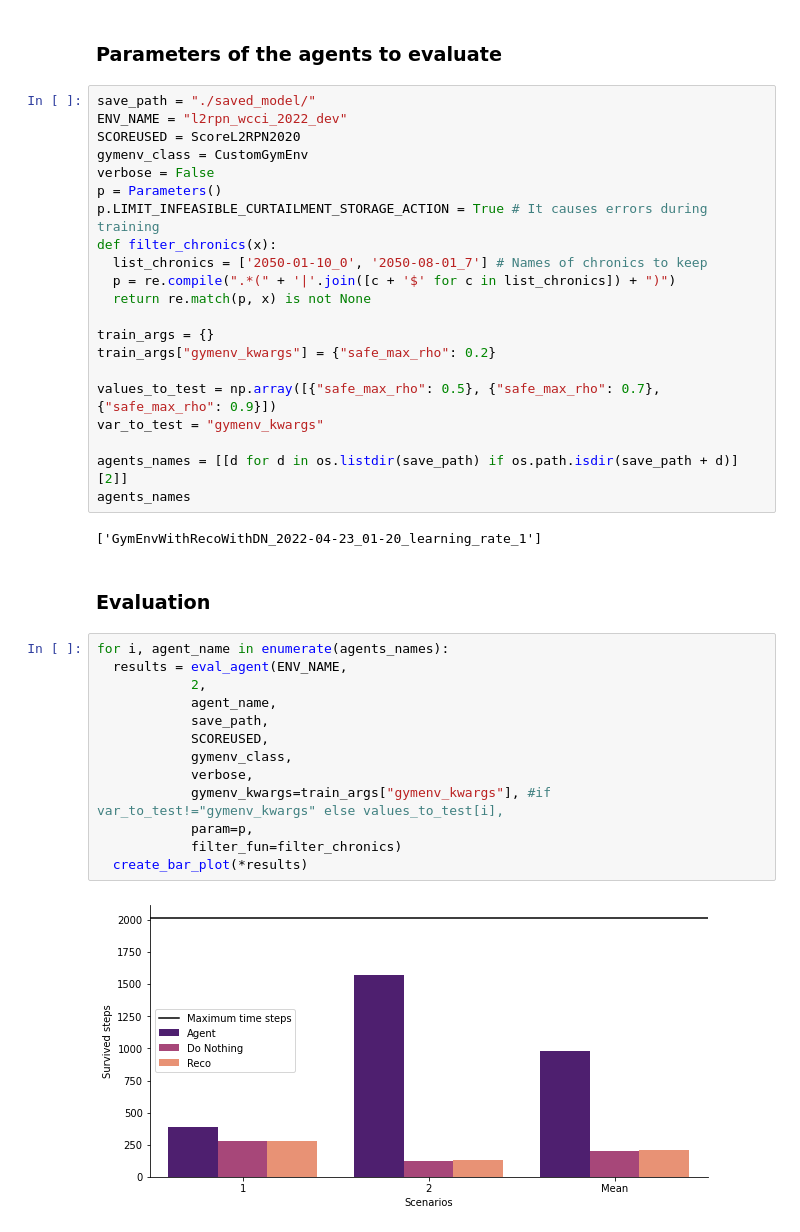
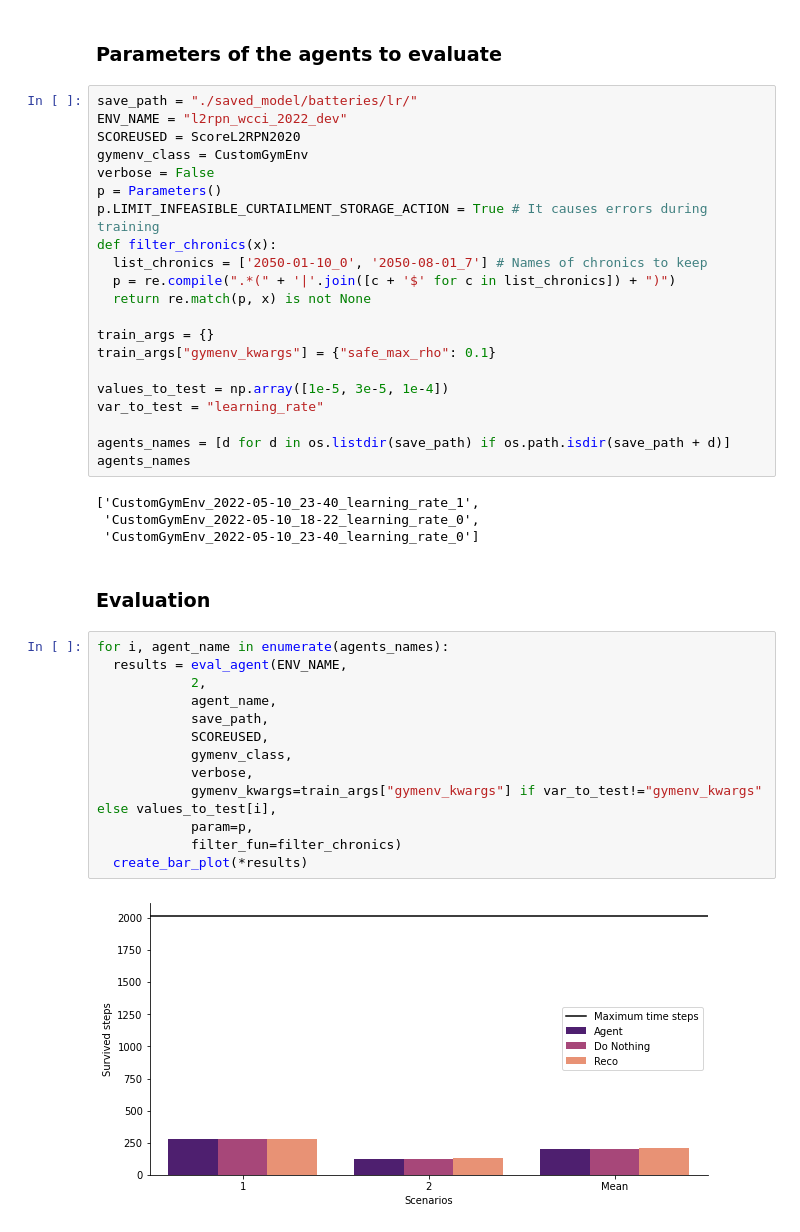
Before and after one commit to gaetanserre/L2RPN-WCCI-Baselines, a Jupyter notebook: RL/eval.ipynb, the cells around one changed output. Saved outputs shown, nothing was run; the diff lists cells and outputs as text.

```diff
--- a/RL/eval.ipynb
+++ b/RL/eval.ipynb
@@ -8,7 +8,7 @@ import re
 # %% [markdown]
 ### Parameters of the agents to evaluate
 # %%
-save_path = "./saved_model/"
+save_path = "./saved_model/batteries/lr/"
 ENV_NAME = "l2rpn_wcci_2022_dev"
 SCOREUSED = ScoreL2RPN2020
 gymenv_class = CustomGymEnv
@@ -21,29 +21,31 @@ def filter_chronics(x):
   return re.match(p, x) is not None
 
 train_args = {}
-train_args["gymenv_kwargs"] = {"safe_max_rho": 0.2}
+train_args["gymenv_kwargs"] = {"safe_max_rho": 0.1}
 
-values_to_test = np.array([{"safe_max_rho": 0.5}, {"safe_max_rho": 0.7}, {"safe_max_rho": 0.9}])
-var_to_test = "gymenv_kwargs"
+values_to_test = np.array([1e-5, 3e-5, 1e-4])
+var_to_test = "learning_rate"
 
-agents_names = [[d for d in os.listdir(save_path) if os.path.isdir(save_path + d)][2]]
+agents_names = [d for d in os.listdir(save_path) if os.path.isdir(save_path + d)]
 agents_names
 # %% [output]
-['GymEnvWithRecoWithDN_2022-04-23_01-20_learning_rate_1']
+['CustomGymEnv_2022-05-10_23-40_learning_rate_1',
+ 'CustomGymEnv_2022-05-10_18-22_learning_rate_0',
+ 'CustomGymEnv_2022-05-10_23-40_learning_rate_0']
 # %% [markdown]
 ### Evaluation
 # %%
 for i, agent_name in enumerate(agents_names):
   results = eval_agent(ENV_NAME,
             2,
             agent_name,
             save_path,
             SCOREUSED,
             gymenv_class,
             verbose,
-            gymenv_kwargs=train_args["gymenv_kwargs"], #if var_to_test!="gymenv_kwargs" else values_to_test[i],
+            gymenv_kwargs=train_args["gymenv_kwargs"] if var_to_test!="gymenv_kwargs" else values_to_test[i],
             param=p,
             filter_fun=filter_chronics)
   create_bar_plot(*results)
 # %% [output]
-[figure, old version]
+[figure, new version]
```
Also changed, not shown: parts of 1 cell of this notebook, 2 other files.
